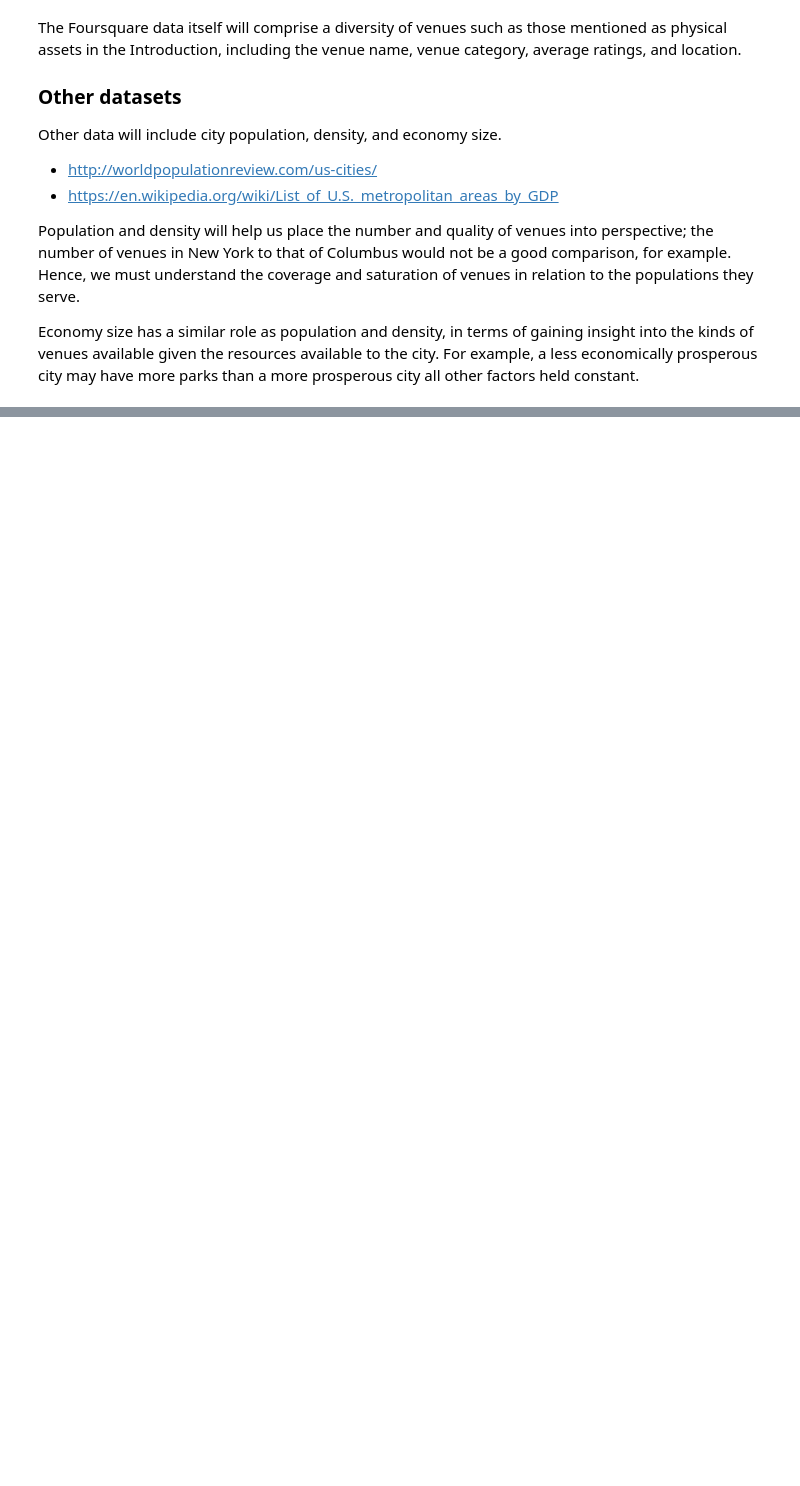
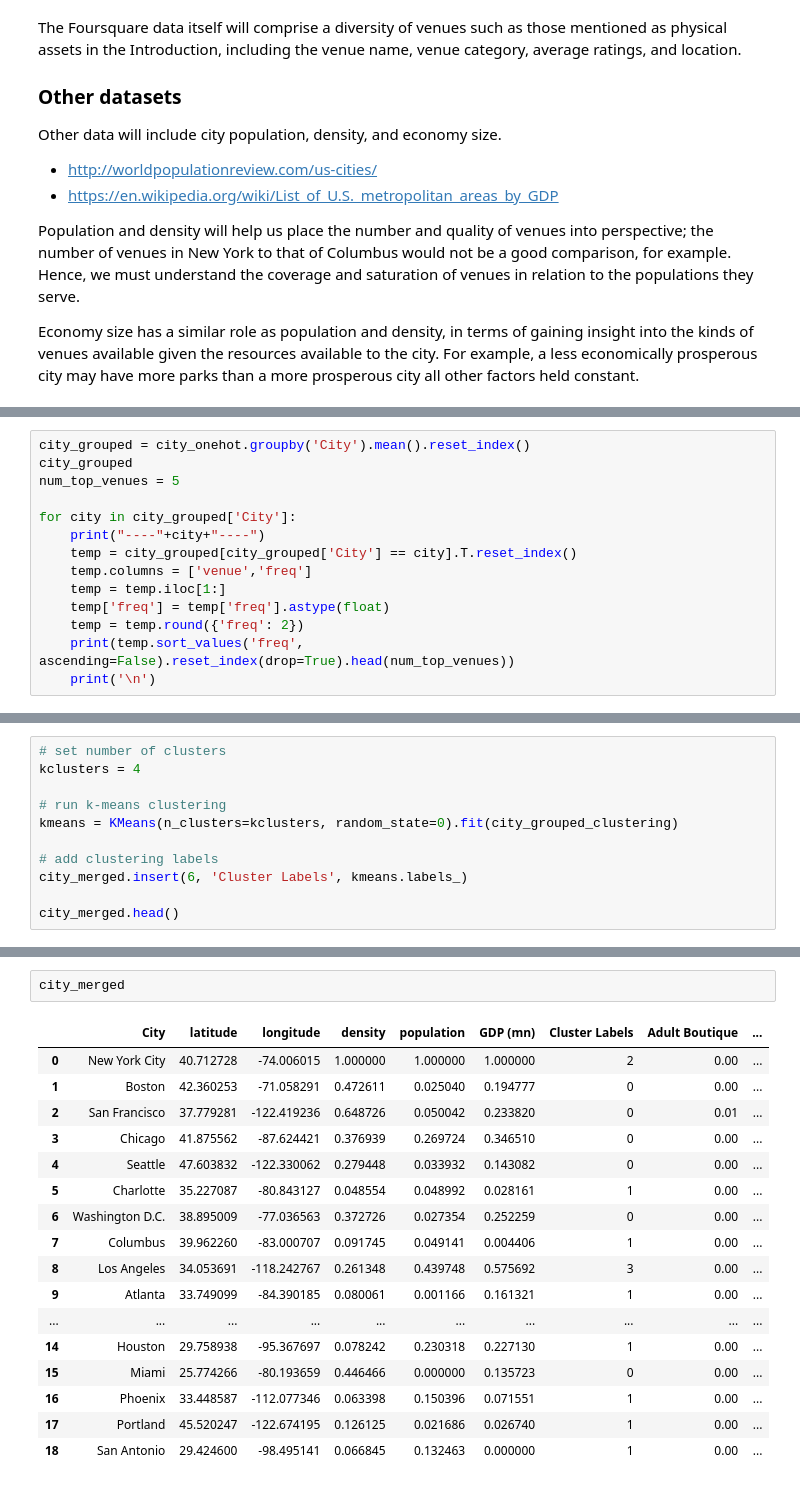
Before and after one commit to SancakOzdemir/Coursera_Capstone-1, a Jupyter notebook: Smart City Assets.ipynb, the cells around one changed output, grey strips where cells are left out. Drawn from its saved outputs; the diff is of its cells as text; blank space fills up the shorter version.

```diff
--- a/Smart City Assets.ipynb
+++ b/Smart City Assets.ipynb
@@ -45,0 +398,14 @@ Economy size has a similar role as population and density, in terms of gaining i
+# %%
+city_grouped = city_onehot.groupby('City').mean().reset_index()
+city_grouped
+num_top_venues = 5
+
+for city in city_grouped['City']:
+    print("----"+city+"----")
+    temp = city_grouped[city_grouped['City'] == city].T.reset_index()
+    temp.columns = ['venue','freq']
+    temp = temp.iloc[1:]
+    temp['freq'] = temp['freq'].astype(float)
+    temp = temp.round({'freq': 2})
+    print(temp.sort_values('freq', ascending=False).reset_index(drop=True).head(num_top_venues))
+    print('\n')
@@ -45,0 +506,11 @@ Economy size has a similar role as population and density, in terms of gaining i
+# %%
+# set number of clusters
+kclusters = 4
+
+# run k-means clustering
+kmeans = KMeans(n_clusters=kclusters, random_state=0).fit(city_grouped_clustering)
+
+# add clustering labels
+city_merged.insert(6, 'Cluster Labels', kmeans.labels_)
+
+city_merged.head()
@@ -45,0 +524,20 @@ Economy size has a similar role as population and density, in terms of gaining i
+# %%
+city_merged
+# %% [output]
+|  | City | latitude | longitude | density | population | GDP (mn) | Cluster Labels | Adult Boutique | ... |
+| 0 | New York City | 40.712728 | -74.006015 | 1.000000 | 1.000000 | 1.000000 | 2 | 0.00 | ... |
+| 1 | Boston | 42.360253 | -71.058291 | 0.472611 | 0.025040 | 0.194777 | 0 | 0.00 | ... |
+| 2 | San Francisco | 37.779281 | -122.419236 | 0.648726 | 0.050042 | 0.233820 | 0 | 0.01 | ... |
+| 3 | Chicago | 41.875562 | -87.624421 | 0.376939 | 0.269724 | 0.346510 | 0 | 0.00 | ... |
+| 4 | Seattle | 47.603832 | -122.330062 | 0.279448 | 0.033932 | 0.143082 | 0 | 0.00 | ... |
+| 5 | Charlotte | 35.227087 | -80.843127 | 0.048554 | 0.048992 | 0.028161 | 1 | 0.00 | ... |
+| 6 | Washington D.C. | 38.895009 | -77.036563 | 0.372726 | 0.027354 | 0.252259 | 0 | 0.00 | ... |
+| 7 | Columbus | 39.962260 | -83.000707 | 0.091745 | 0.049141 | 0.004406 | 1 | 0.00 | ... |
+| 8 | Los Angeles | 34.053691 | -118.242767 | 0.261348 | 0.439748 | 0.575692 | 3 | 0.00 | ... |
+| 9 | Atlanta | 33.749099 | -84.390185 | 0.080061 | 0.001166 | 0.161321 | 1 | 0.00 | ... |
+| ... | ... | ... | ... | ... | ... | ... | ... | ... | ... |
+| 14 | Houston | 29.758938 | -95.367697 | 0.078242 | 0.230318 | 0.227130 | 1 | 0.00 | ... |
+| 15 | Miami | 25.774266 | -80.193659 | 0.446466 | 0.000000 | 0.135723 | 0 | 0.00 | ... |
+| 16 | Phoenix | 33.448587 | -112.077346 | 0.063398 | 0.150396 | 0.071551 | 1 | 0.00 | ... |
+| 17 | Portland | 45.520247 | -122.674195 | 0.126125 | 0.021686 | 0.026740 | 1 | 0.00 | ... |
+| 18 | San Antonio | 29.424600 | -98.495141 | 0.066845 | 0.132463 | 0.000000 | 1 | 0.00 | ... |
```
Also changed, not shown: parts of 28 cells of this notebook.
